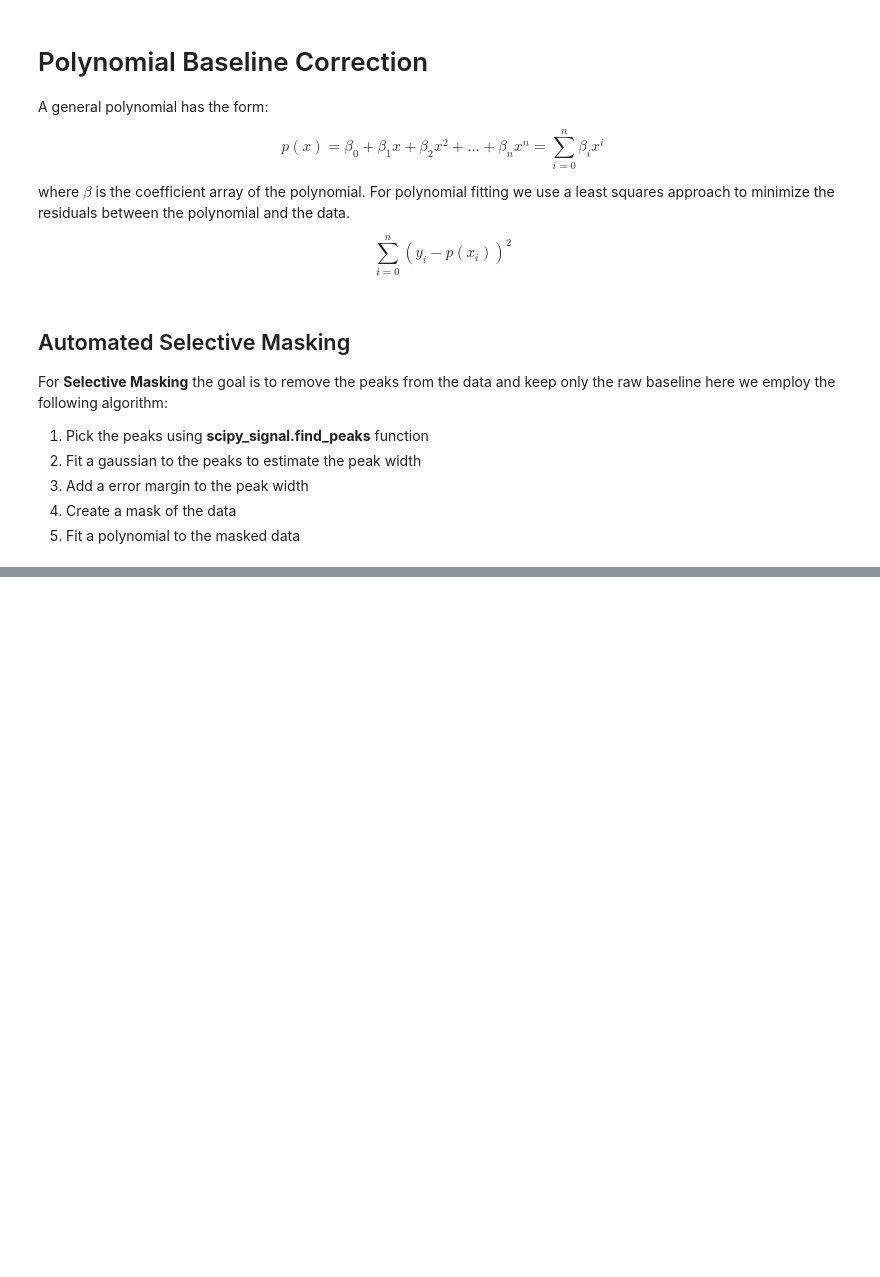
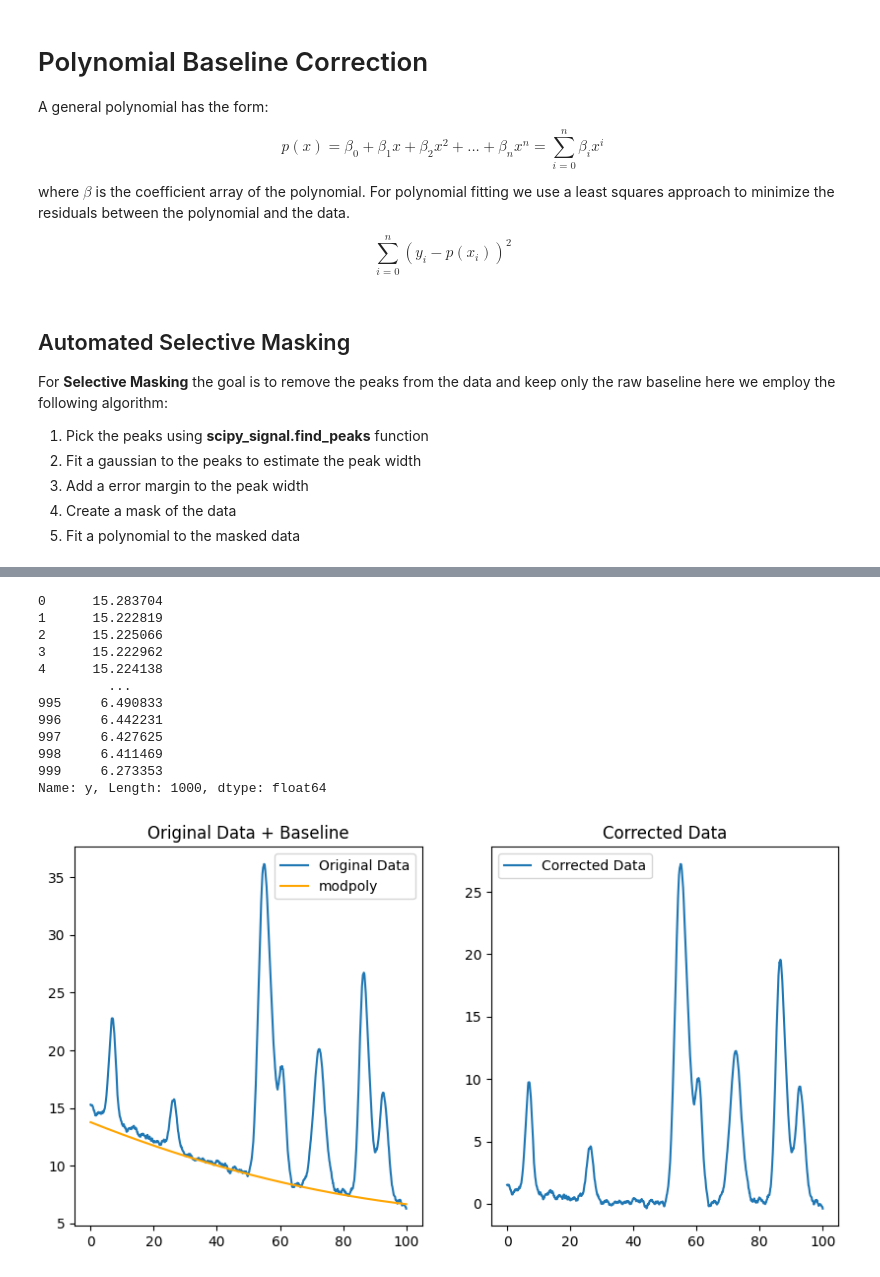
Before and after one commit to LukasMeinschad/ir_peak_int, a Jupyter notebook: Tutorial_Notebooks/Baseline_Correction.ipynb, the cells around one changed output, grey strips where cells are left out. Saved outputs shown, nothing was run; the diff lists cells and outputs as text; code cells hidden in the pictures; blank space fills up the shorter version.

```diff
--- a/Tutorial_Notebooks/Baseline_Correction.ipynb
+++ b/Tutorial_Notebooks/Baseline_Correction.ipynb
@@ -99,0 +119,16 @@ baseline1.selective_masking_poly_fit(peak_height=15.5,peak_distance=20,peak_widt
+# %%
+baseline1.modpoly_fit()
+# %% [output]
+0      15.283704
+1      15.222819
+2      15.225066
+3      15.222962
+4      15.224138
+         ...
+995     6.490833
+996     6.442231
+997     6.427625
+998     6.411469
+999     6.273353
+Name: y, Length: 1000, dtype: float64
+[figure, added]
```
Also changed, not shown: parts of 24 cells of this notebook, 1 other file.
